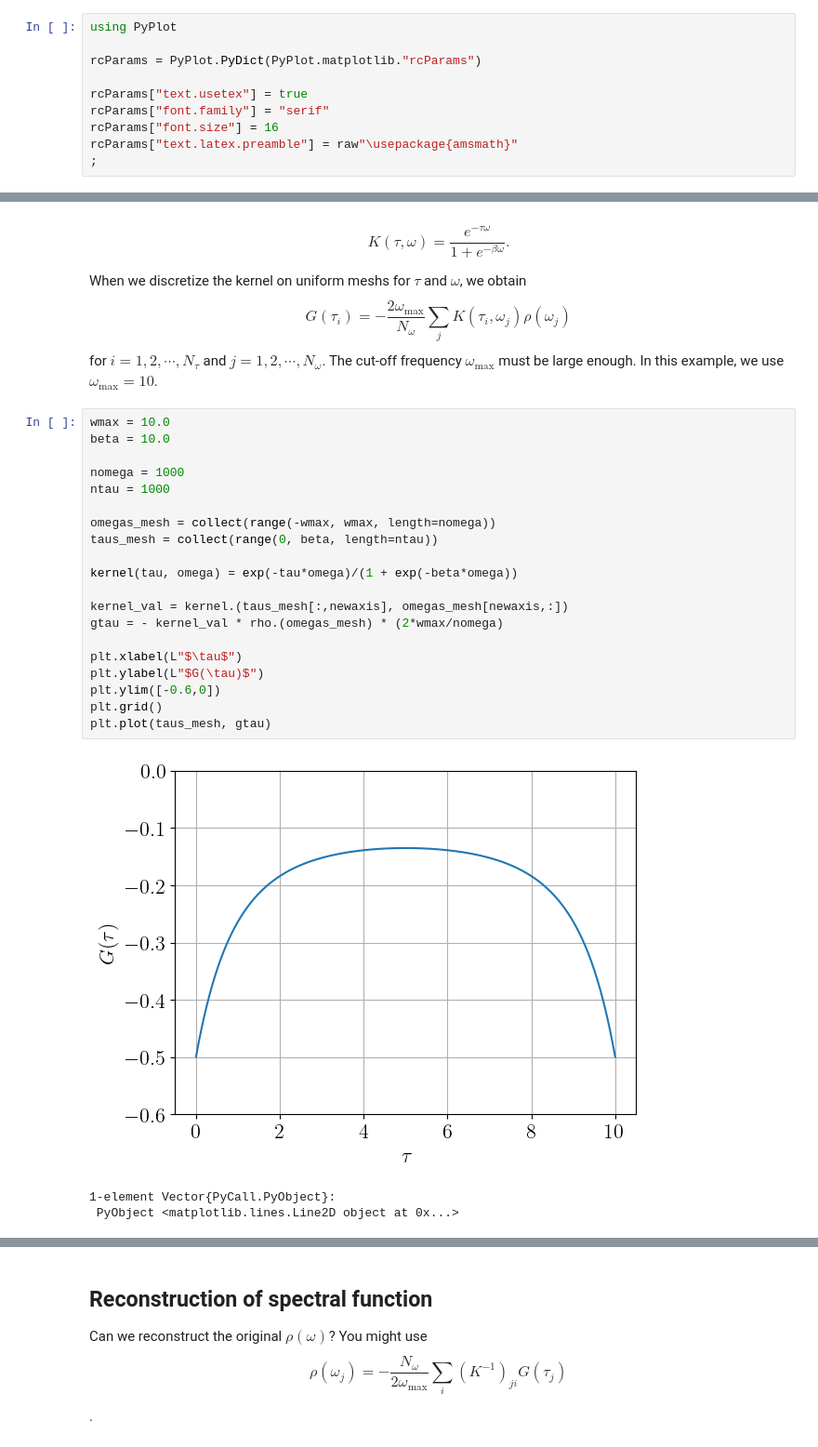
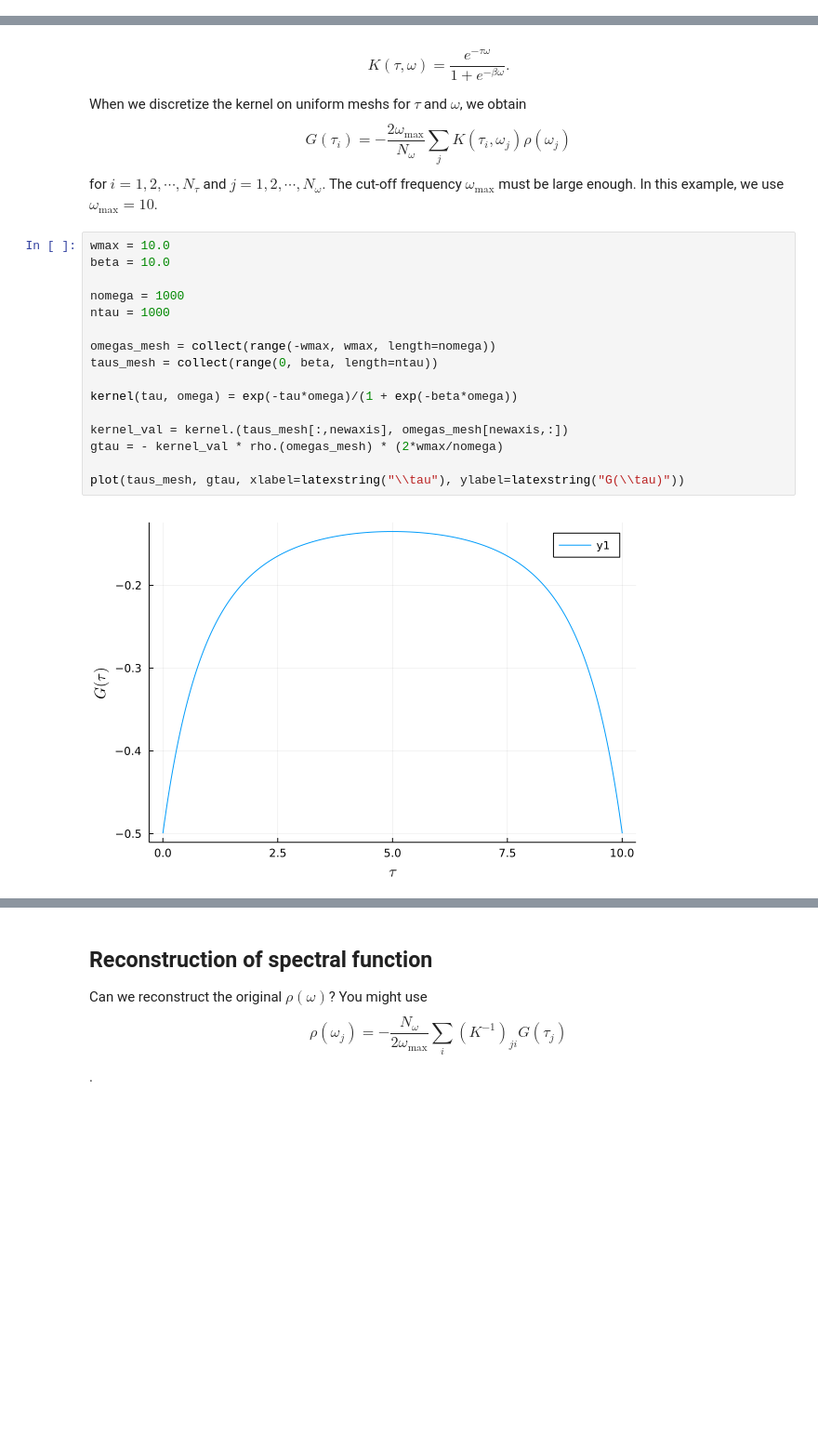
Before and after one commit to shinaoka/numerical_recipes_many_body_physics, a Jupyter notebook: julia/section5.ipynb, the cells around one changed output, grey strips where cells are left out. Shown at 93% size. Drawn from its saved outputs; the diff is of its cells as text; blank space fills up the shorter version.

```diff
--- a/julia/section5.ipynb
+++ b/julia/section5.ipynb
@@ -1,12 +1,2 @@
 # %% [markdown]
 # Section 5
-# %%
-using PyPlot
-
-rcParams = PyPlot.PyDict(PyPlot.matplotlib."rcParams")
-
-rcParams["text.usetex"] = true
-rcParams["font.family"] = "serif"
-rcParams["font.size"] = 16
-rcParams["text.latex.preamble"] = raw"\usepackage{amsmath}"
-;
@@ -58,27 +45,21 @@ In this example, we use $\omega_\mathrm{max}=10$.
 # %%
 wmax = 10.0
 beta = 10.0
 
 nomega = 1000
 ntau = 1000
 
 omegas_mesh = collect(range(-wmax, wmax, length=nomega))
 taus_mesh = collect(range(0, beta, length=ntau))
 
 kernel(tau, omega) = exp(-tau*omega)/(1 + exp(-beta*omega))
 
 kernel_val = kernel.(taus_mesh[:,newaxis], omegas_mesh[newaxis,:])
 gtau = - kernel_val * rho.(omegas_mesh) * (2*wmax/nomega)
 
-plt.xlabel(L"$\tau$")
-plt.ylabel(L"$G(\tau)$")
-plt.ylim([-0.6,0])
-plt.grid()
-plt.plot(taus_mesh, gtau)
+plot(taus_mesh, gtau, xlabel=latexstring("\\tau"), ylabel=latexstring("G(\\tau)"))
 # %% [output]
-[figure, old version]
+[figure, new version]
-1-element Vector{PyCall.PyObject}:
- PyObject <matplotlib.lines.Line2D object at 0x...>
 # %%
 print(gtau[1])
 # %% [output]
```
Also changed, not shown: parts of 16 cells of this notebook, 3 other files.
